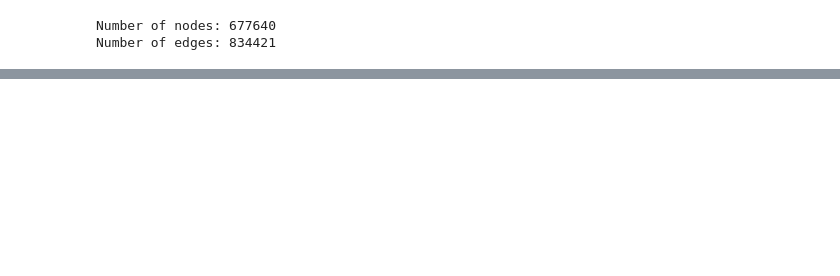
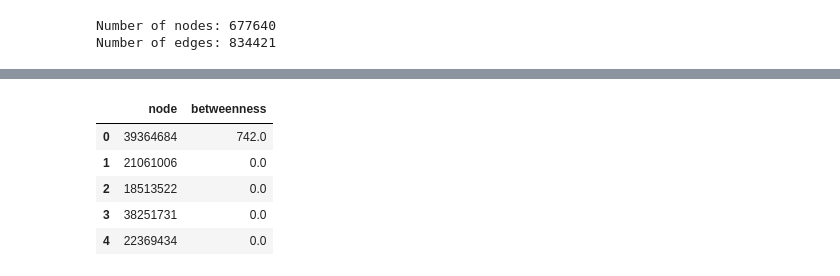
Before and after one commit to Xron7/FakeNewsDetection, a Jupyter notebook: network/network_analysis.ipynb, the cells around one changed output, grey strips where cells are left out. Saved outputs shown, nothing was run; the diff lists cells and outputs as text; code cells hidden in the pictures; blank space fills up the shorter version.

```diff
--- a/network/network_analysis.ipynb
+++ b/network/network_analysis.ipynb
@@ -36,0 +80,11 @@ df = pd.DataFrame(data)
+# %%
+bt = G.betweenness(directed=True, weights=G.es["weight"])
+bt_df = pd.DataFrame({"node": G.vs["name"], "betweenness": bt})
+bt_df.head()
+# %% [output]
+|  | node | betweenness |
+| 0 | 39364684 | 742.0 |
+| 1 | 21061006 | 0.0 |
+| 2 | 18513522 | 0.0 |
+| 3 | 38251731 | 0.0 |
+| 4 | 22369434 | 0.0 |
```
Also changed, not shown: parts of 11 cells of this notebook.
